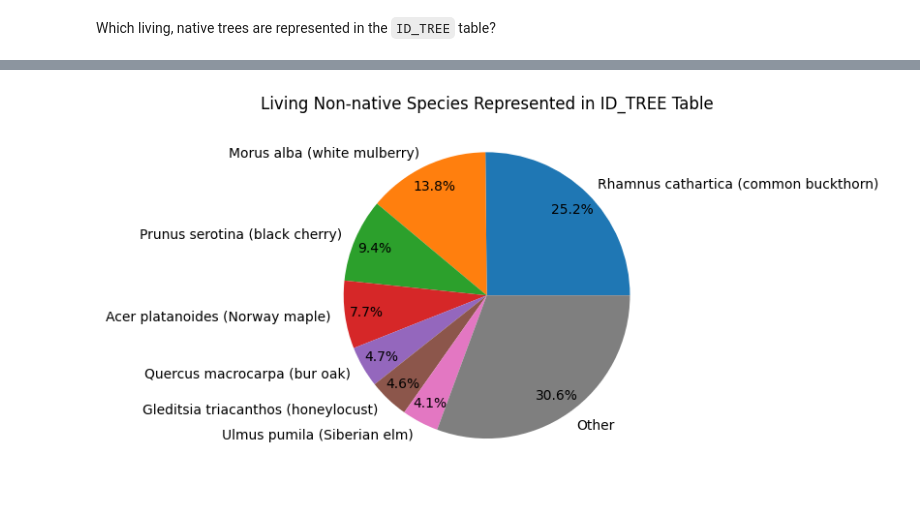
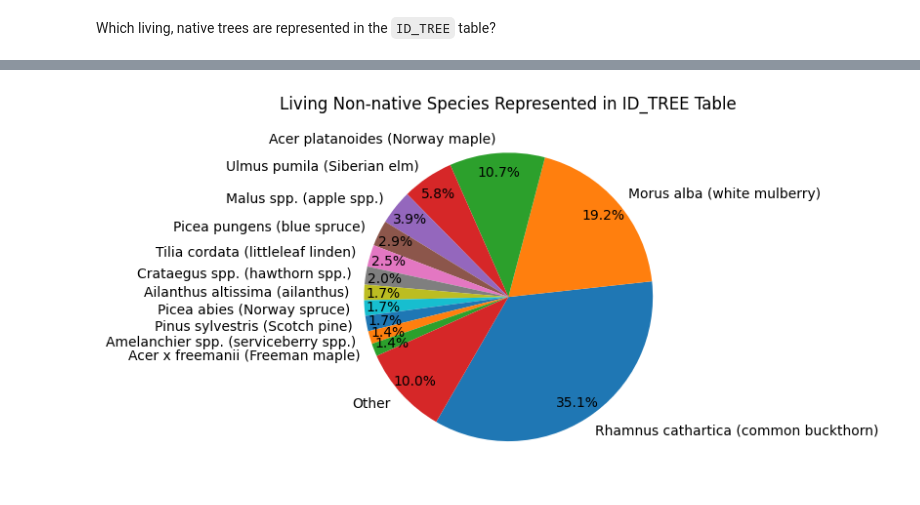
Before and after one commit to fractalate/data-trees, a Jupyter notebook: explore_chicago_il.ipynb, the cells around one changed output, grey strips where cells are left out. Drawn from its saved outputs; the diff is of its cells as text; code cells hidden in the pictures.

```diff
--- a/explore_chicago_il.ipynb
+++ b/explore_chicago_il.ipynb
@@ -215,7 +215,7 @@ df_native = df_ref_plant_dictionary[(
     & (df_ref_plant_dictionary['SYMBOL_TYPE'] == 'Species')  # Identifies a species (as opposed to a genus).
     & (df_ref_plant_dictionary['VAR'].isna())  # Is not a variety.
     & (df_ref_plant_dictionary['SSP'].isna())  # Is not a subspecies.
-    & (df_ref_plant_dictionary['GROWTH_HABIT'] == 'Tree')  # Is a tree.
+    & (df_ref_plant_dictionary['GROWTH_HABIT'].str.contains('Tree'))  # Is a tree.
 )]
 df_native[['GENUS', 'SPECIES', 'COMMON_NAME']].sort_values(by=['GENUS', 'SPECIES'])
 # %% [output]
@@ -311,23 +312,24 @@ pass
 # %%
 df = df_trees_nativity[df_trees_nativity['NATIVITY'] != 'native']
 
 df_labeled = df['GENUS'] + ' ' + df['SPECIES'] + ' (' + df['COMMON_NAME'] + ')'
 df_labeled_counts = df_labeled.value_counts()
 
-threshold = 38  # Determined by fiddling.
+threshold = 10  # Determined by fiddling.
 df_labeled_filtered = df_labeled_counts[df_labeled_counts >= threshold]
 df_labeled_others = df_labeled_counts[df_labeled_counts < threshold].sum()
 
 df_labeled_final = df_labeled_filtered.copy()
 if df_labeled_others > 0:
     df_labeled_final['Other'] = df_labeled_others
 
 ax = df_labeled_final.plot.pie(
     title='Living Non-native Species Represented in ID_TREE Table',
     autopct='%1.1f%%',
-    pctdistance=0.85,  # Determined by fiddling.
+    pctdistance=0.87,  # Determined by fiddling.
+    startangle=-120,  # Determined by fiddling.
 )
 ax.set_ylabel('')
 pass
 # %% [output]
-[figure, old version]
+[figure, new version]
```
Also changed, not shown: parts of 6 cells of this notebook.
